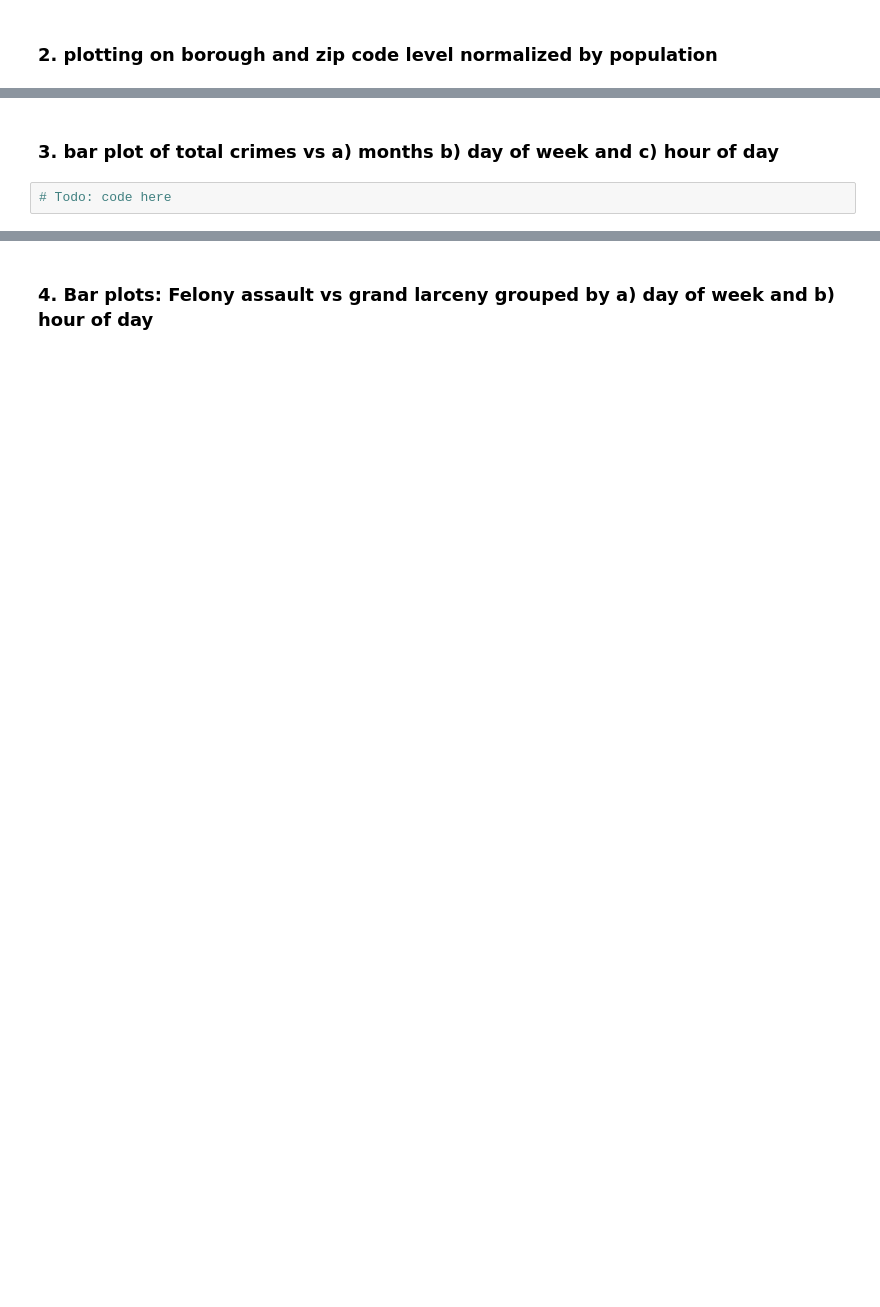
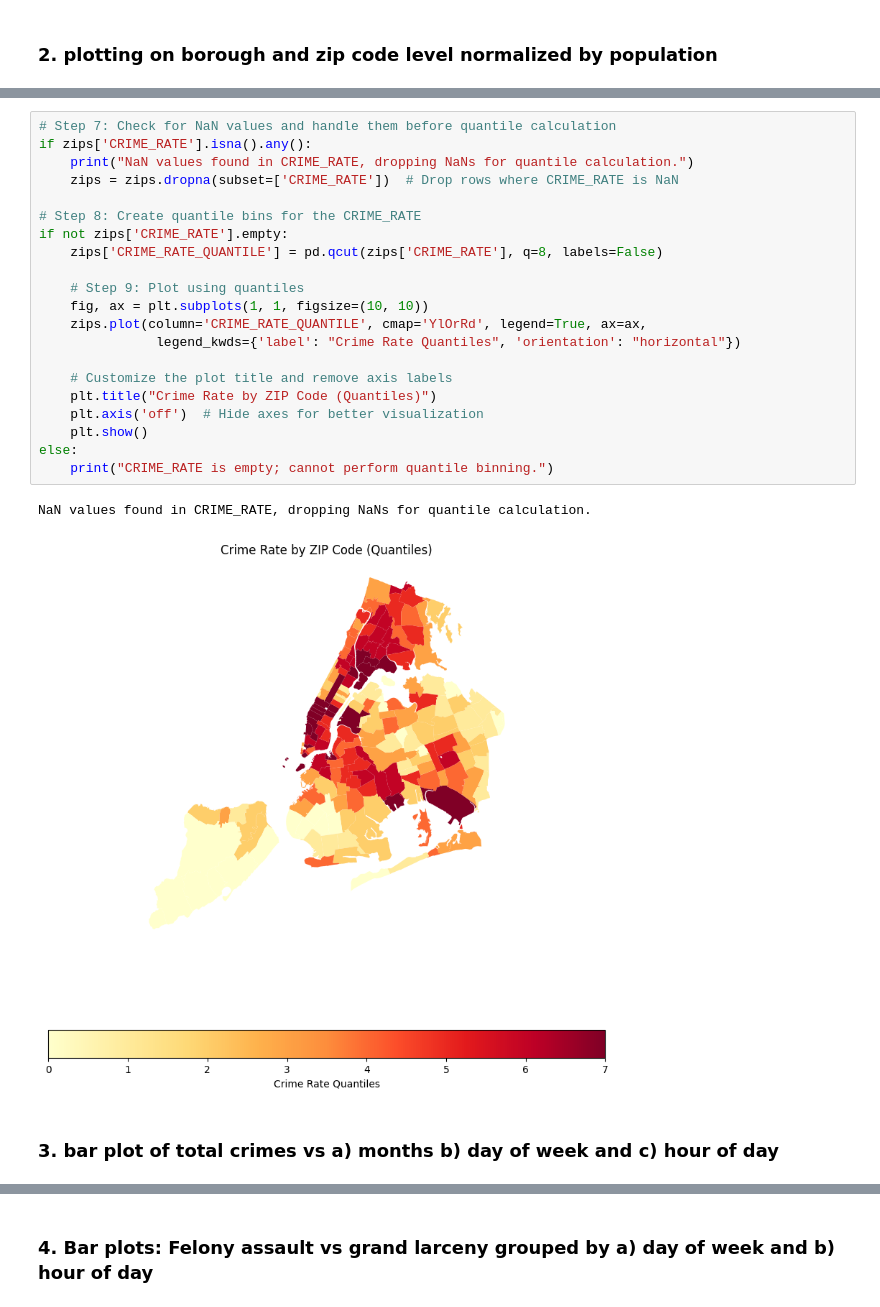
Before and after one commit to NORANKAM/Midterm, a Jupyter notebook: midterm_IADS2024.ipynb, the cells around one changed output, grey strips where cells are left out. Cells and saved outputs as stored; diff of their text form; blank space fills up the shorter version.

```diff
--- a/midterm_IADS2024.ipynb
+++ b/midterm_IADS2024.ipynb
@@ -227,4 +473,26 @@ zips.plot(figsize=(8,8))
+# %%
+# Step 7: Check for NaN values and handle them before quantile calculation
+if zips['CRIME_RATE'].isna().any():
+    print("NaN values found in CRIME_RATE, dropping NaNs for quantile calculation.")
+    zips = zips.dropna(subset=['CRIME_RATE'])  # Drop rows where CRIME_RATE is NaN
+
+# Step 8: Create quantile bins for the CRIME_RATE
+if not zips['CRIME_RATE'].empty:
+    zips['CRIME_RATE_QUANTILE'] = pd.qcut(zips['CRIME_RATE'], q=8, labels=False)
+
+    # Step 9: Plot using quantiles
+    fig, ax = plt.subplots(1, 1, figsize=(10, 10))
+    zips.plot(column='CRIME_RATE_QUANTILE', cmap='YlOrRd', legend=True, ax=ax,
+               legend_kwds={'label': "Crime Rate Quantiles", 'orientation': "horizontal"})
+
+    # Customize the plot title and remove axis labels
+    plt.title("Crime Rate by ZIP Code (Quantiles)")
+    plt.axis('off')  # Hide axes for better visualization
+    plt.show()
+else:
+    print("CRIME_RATE is empty; cannot perform quantile binning.")
+# %% [output]
+NaN values found in CRIME_RATE, dropping NaNs for quantile calculation.
+[figure, added]
 # %% [markdown]
 ### 3. bar plot of total crimes vs a) months b) day of week and c) hour of day
-# %%
-# Todo: code here
```
Also changed, not shown: parts of 72 cells of this notebook.
